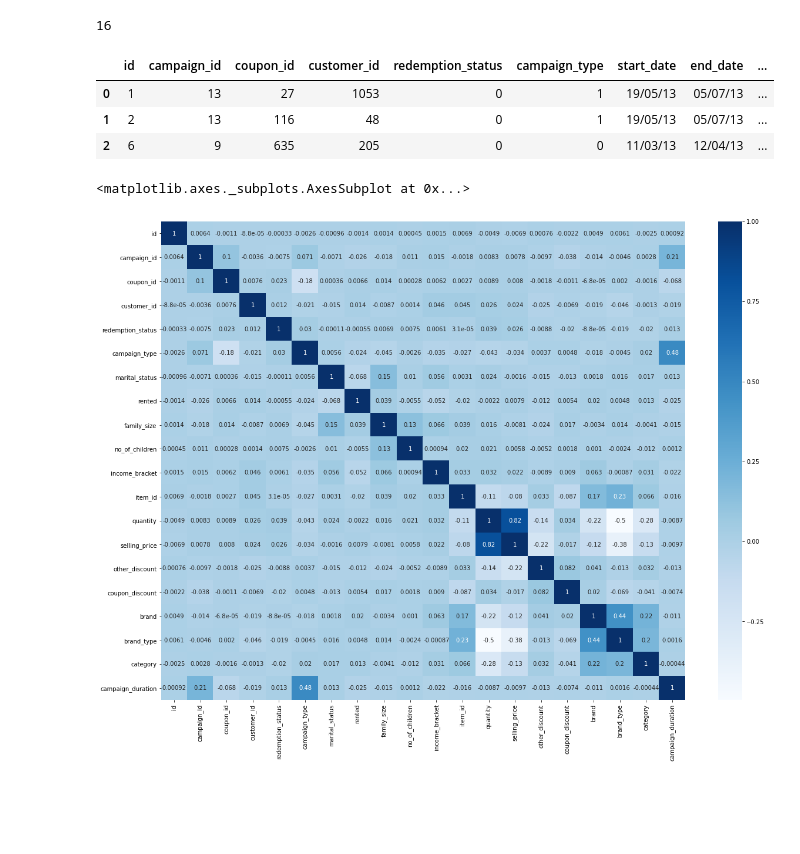
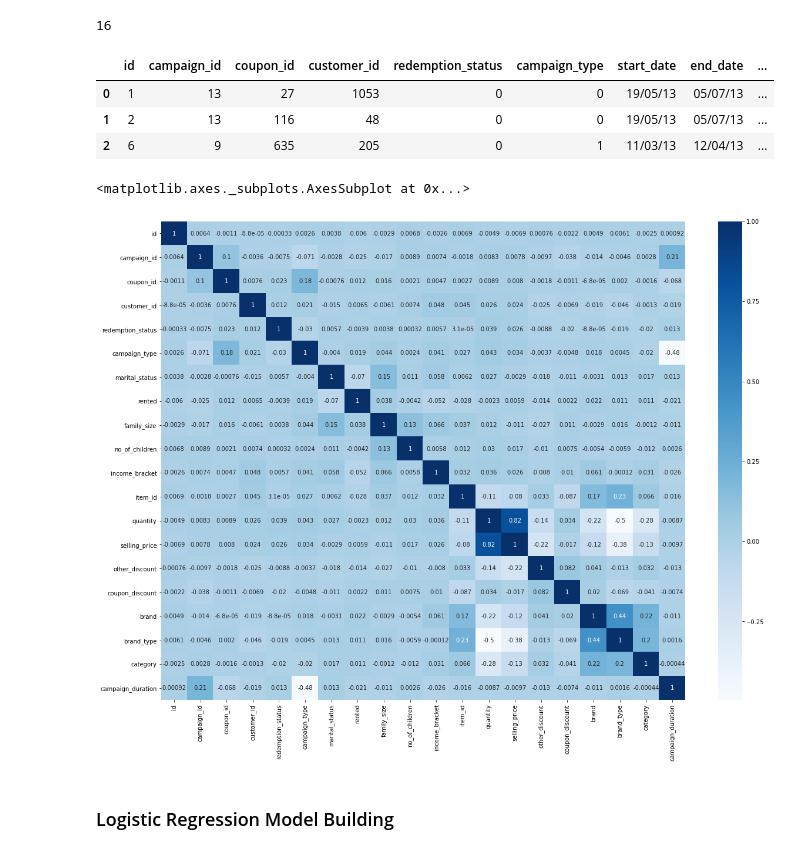
Before and after one commit to Abhijit2505/Coupon-Redemption-Prediction, a Jupyter notebook: Coupon Redemption Prediction.ipynb, the cells around one changed output. Saved outputs shown, nothing was run; the diff lists cells and outputs as text; code cells hidden in the pictures; blank space fills up the shorter version.

```diff
--- a/Coupon Redemption Prediction.ipynb
+++ b/Coupon Redemption Prediction.ipynb
@@ -386,7 +386,7 @@ Index(['id', 'campaign_id', 'coupon_id', 'customer_id', 'redemption_status',
       dtype='object')
 # %%
 # performing some data encoding
-fix_data['campaign_type'].replace({'X':1,'Y':0},inplace=True)
+fix_data['campaign_type'].replace({'X':0,'Y':1},inplace=True)
 fix_data['marital_status'].replace({'Married':1,'Single':0},inplace=True)
 fix_data['rented'].replace({0.0:0,1.0:1},inplace=True)
 fix_data['family_size'].replace({'1':1,'2':2,'3':3,'4':4,'5+':5},inplace=True)
@@ -416,13 +416,16 @@ pd.set_option("display.max_rows", None, "display.max_columns", None)
 fix_data.head(3)
 # %% [output]
 |  | id | campaign_id | coupon_id | customer_id | redemption_status | campaign_type | start_date | end_date | ... |
-| 0 | 1 | 13 | 27 | 1053 | 0 | 1 | 19/05/13 | 05/07/13 | ... |
-| 1 | 2 | 13 | 116 | 48 | 0 | 1 | 19/05/13 | 05/07/13 | ... |
-| 2 | 6 | 9 | 635 | 205 | 0 | 0 | 11/03/13 | 12/04/13 | ... |
+| 0 | 1 | 13 | 27 | 1053 | 0 | 0 | 19/05/13 | 05/07/13 | ... |
+| 1 | 2 | 13 | 116 | 48 | 0 | 0 | 19/05/13 | 05/07/13 | ... |
+| 2 | 6 | 9 | 635 | 205 | 0 | 1 | 11/03/13 | 12/04/13 | ... |
 # %%
+data = fix_data
 # plotting a heatmap to check coorelation matrix
 plt.figure(figsize=(20,15))
 sns.heatmap(data.corr(),cmap='Blues',annot=True)
 # %% [output]
 <matplotlib.axes._subplots.AxesSubplot at 0x...>
-[figure, old version]
+[figure, new version]
+# %% [markdown]
+### Logistic Regression Model Building
```
Also changed, not shown: parts of 17 cells of this notebook.
